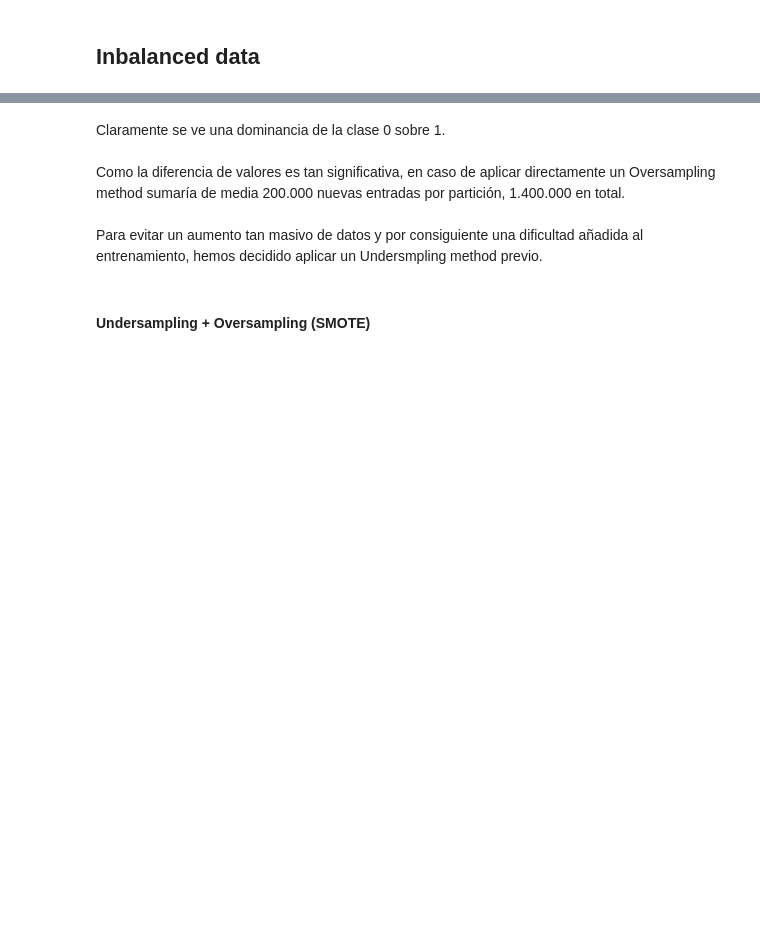
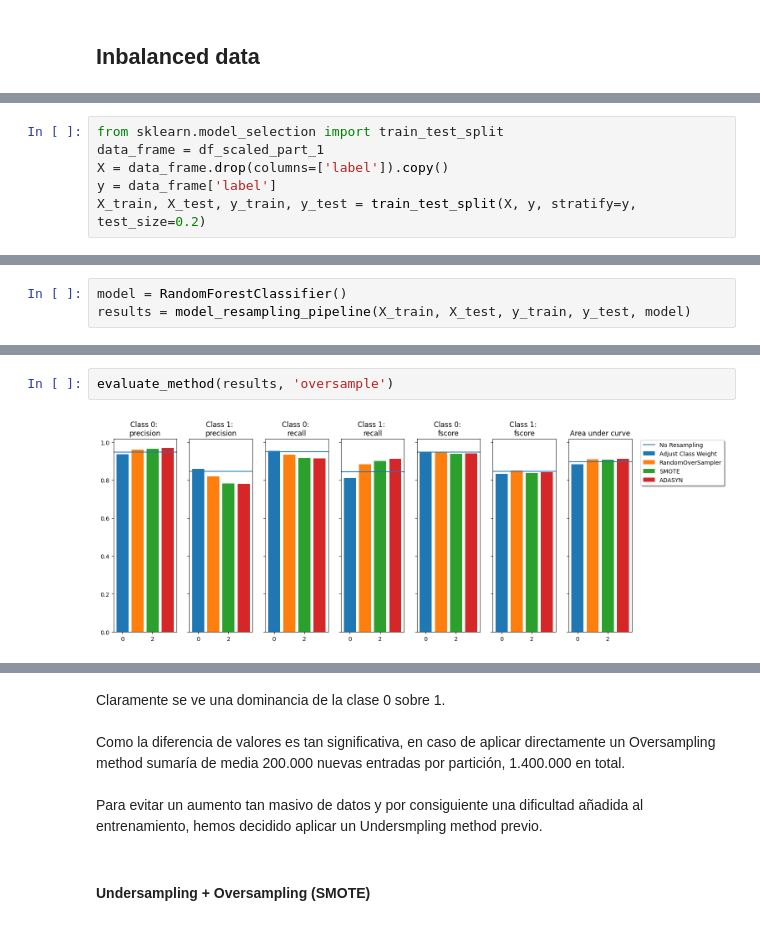
Before and after one commit to kliniik/Practica_AAI_1, a Jupyter notebook: preprocess.ipynb, the cells around one changed output, grey strips where cells are left out. Saved outputs shown, nothing was run; the diff lists cells and outputs as text; blank space fills up the shorter version.

Commit message:
Inbalanced data preprocessing

```diff
--- a/preprocess.ipynb
+++ b/preprocess.ipynb
@@ -954,0 +961,6 @@ print(columnas_seleccionadas)
+# %%
+from sklearn.model_selection import train_test_split
+data_frame = df_scaled_part_1
+X = data_frame.drop(columns=['label']).copy()
+y = data_frame['label']
+X_train, X_test, y_train, y_test = train_test_split(X, y, stratify=y, test_size=0.2)
@@ -954,0 +1203,3 @@ print(columnas_seleccionadas)
+# %%
+model = RandomForestClassifier()
+results = model_resampling_pipeline(X_train, X_test, y_train, y_test, model)
@@ -954,0 +1224,4 @@ print(columnas_seleccionadas)
+# %%
+evaluate_method(results, 'oversample')
+# %% [output]
+[figure, added]
```
Also changed, not shown: parts of 58 cells of this notebook.
